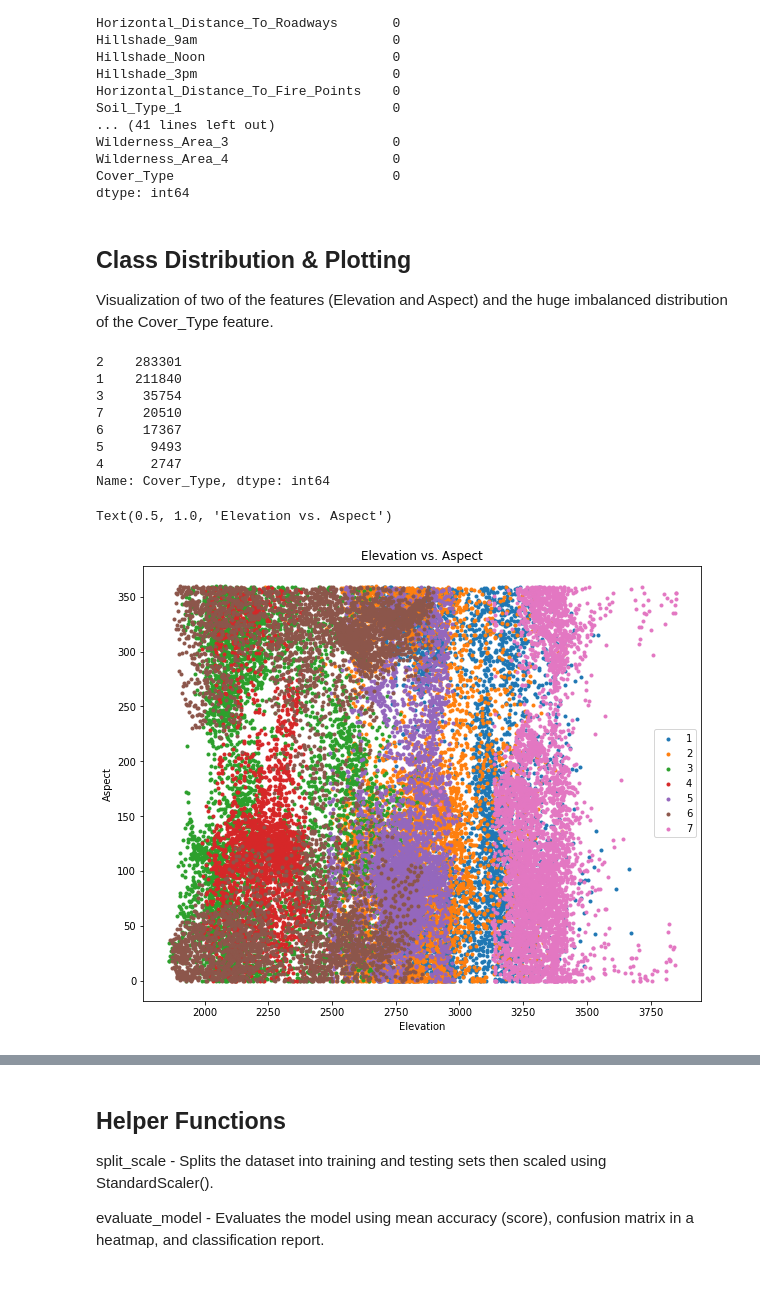
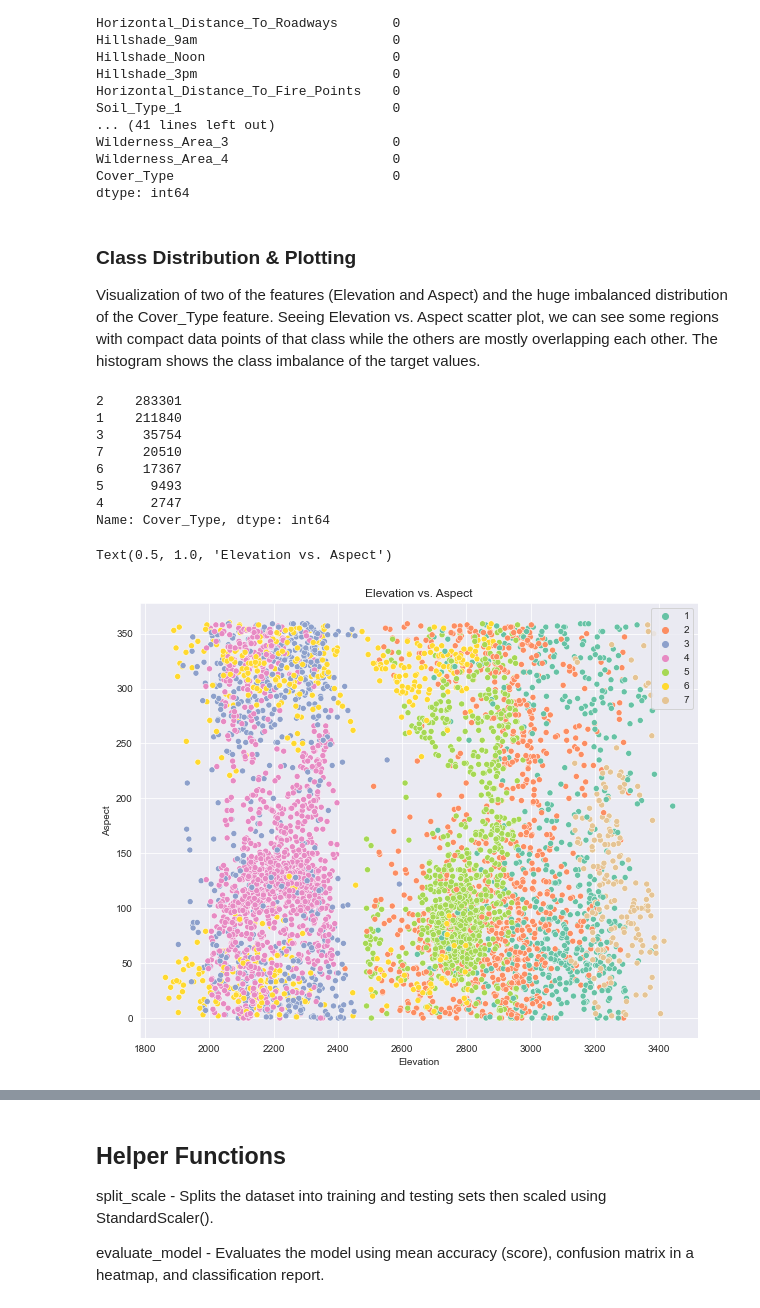
Before and after one commit to ralphgutz/handling-class-imbalance-using-undersampling-technique, a Jupyter notebook: Handling Class Imbalance using Undersampling Technique.ipynb, the cells around one changed output, grey strips where cells are left out. Cells and saved outputs as stored; diff of their text form; code cells hidden in the pictures.

```diff
--- a/Handling Class Imbalance using Undersampling Technique.ipynb
+++ b/Handling Class Imbalance using Undersampling Technique.ipynb
@@ -16,6 +16,8 @@ import pandas as pd
 # Libraries for colormap and plotting
 import matplotlib.pyplot as plt
 import seaborn as sns
+sns.set_style("darkgrid")
+sns.set_palette("Set2")
 
 # Functions for feature scaling, splitting, metrics, and tuning hyperparameters
 from sklearn.preprocessing import StandardScaler
@@ -37,7 +39,7 @@ header_names = ["Elevation", "Aspect", "Slope", "Horizontal_Distance_To_Hydrolog
                 "Horizontal_Distance_To_Roadways", "Hillshade_9am", "Hillshade_Noon", "Hillshade_3pm",
                 "Horizontal_Distance_To_Fire_Points"] + soil_types + wilderness_areas + ["Cover_Type"]
 
-data = pd.read_csv("../input/covtype/covtype.data", names=header_names, header=None)
+data = pd.read_csv("covtype.data", names=header_names, header=None)
 # %%
 data.head()
 # %% [output]
@@ -98,8 +100,8 @@ Wilderness_Area_4                     0
 Cover_Type                            0
 dtype: int64
 # %% [markdown]
-## Class Distribution & Plotting
-Visualization of two of the features (Elevation and Aspect) and the huge imbalanced distribution of the Cover_Type feature.
+### Class Distribution & Plotting
+Visualization of two of the features (Elevation and Aspect) and the huge imbalanced distribution of the Cover_Type feature. Seeing Elevation vs. Aspect scatter plot, we can see some regions with compact data points of that class while the others are mostly overlapping each other. The histogram shows the class imbalance of the target values.
 # %%
 data["Cover_Type"].value_counts()
 # %% [output]
@@ -114,16 +116,13 @@ Name: Cover_Type, dtype: int64
 # %%
 plt.figure(figsize=(10,8))
 
-for i in range(1,7+1):
-    X = data[data["Cover_Type"] == i]["Elevation"][:5000]
-    y = data[data["Cover_Type"] == i]["Aspect"][:5000]
-    plt.scatter(X, y, marker=".", label=i)
+sns.scatterplot(data=data.iloc[0:5000], x="Elevation", y="Aspect", hue="Cover_Type", palette="Set2")
 
 plt.legend(loc="best")
 plt.xlabel("Elevation")
 plt.ylabel("Aspect")
 plt.title("Elevation vs. Aspect")
 # %% [output]
 Text(0.5, 1.0, 'Elevation vs. Aspect')
-[figure, old version]
+[figure, new version]
 # %%
```
Also changed, not shown: parts of 6 cells of this notebook, 9 other files.
